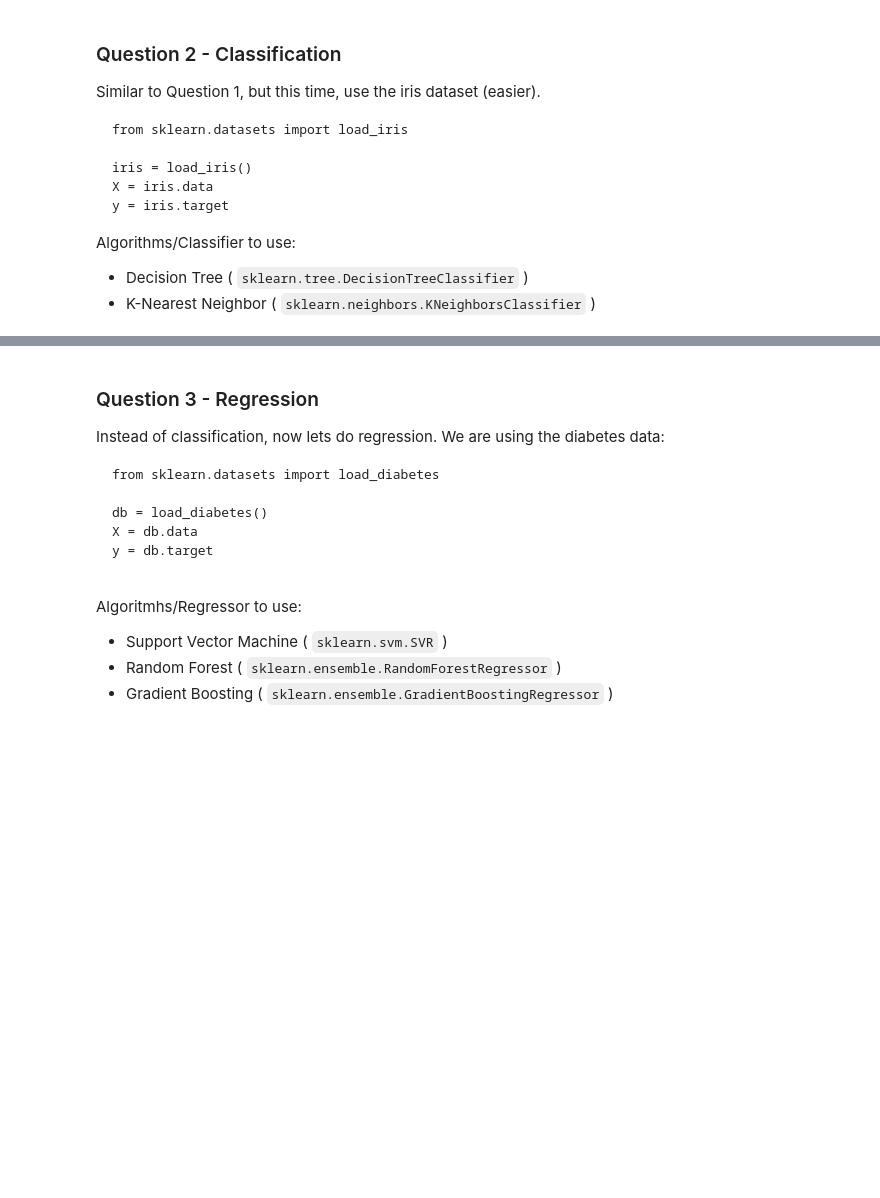
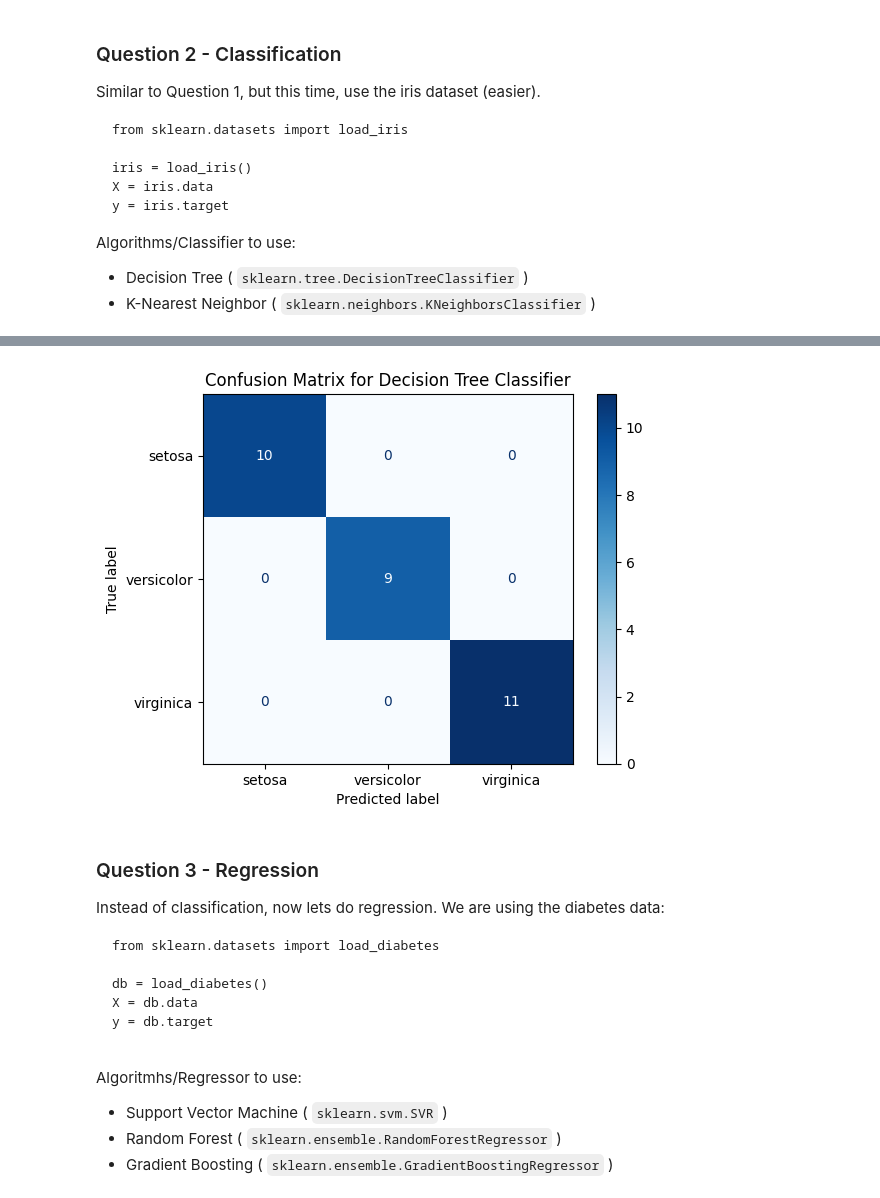
Before and after one commit to krup13/pfsc, a Jupyter notebook: tutorials/t5.ipynb, the cells around one changed output, grey strips where cells are left out. Drawn from its saved outputs; the diff is of its cells as text; code cells hidden in the pictures; blank space fills up the shorter version.

```diff
--- a/tutorials/t5.ipynb
+++ b/tutorials/t5.ipynb
@@ -116,3 +246,13 @@ Algorithms/Classifier to use:
+# %%
+from sklearn.metrics import ConfusionMatrixDisplay
+disp = ConfusionMatrixDisplay(confusion_matrix=confusion_matrix(y_test, y_pred),
+                              display_labels=iris.target_names)
+disp.plot(cmap='Blues')
+import matplotlib.pyplot as plt
+plt.title('Confusion Matrix for Decision Tree Classifier')
+plt.show()
+# %% [output]
+[figure, added]
 # %% [markdown]
 ### Question 3 - Regression
 
```
Also changed, not shown: parts of 18 cells of this notebook.
